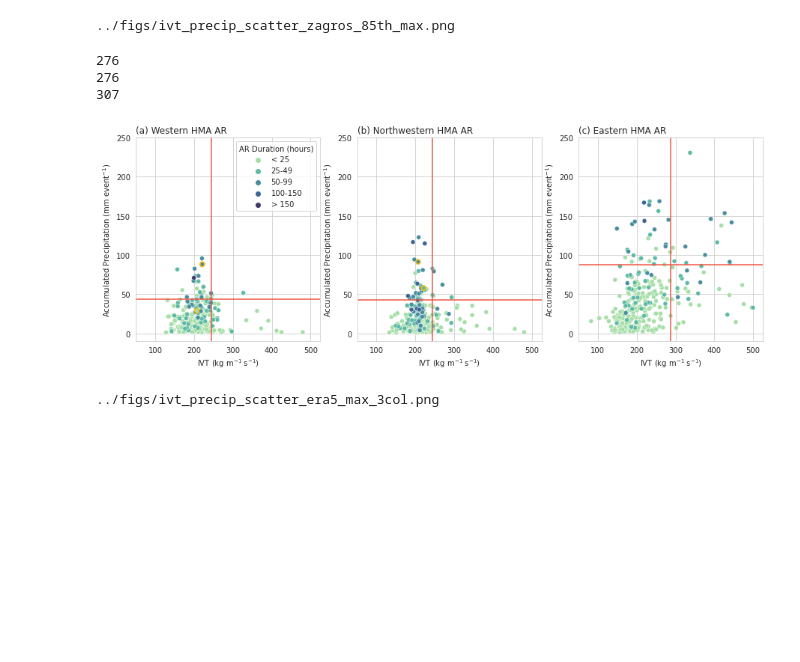
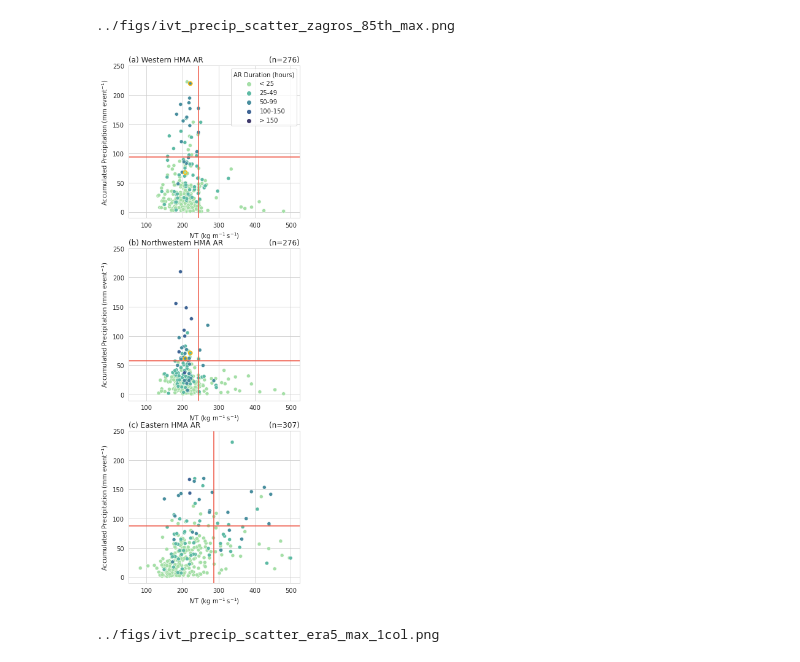
Before and after one commit to dlnash/HMA_AR_freezing_level, a Jupyter notebook: analysis/fig06_IVT_Precip_Scatter.ipynb, the cells around one changed output. Saved outputs shown, nothing was run; the diff lists cells and outputs as text; code cells hidden in the pictures; blank space fills up the shorter version.

```diff
--- a/analysis/fig06_IVT_Precip_Scatter.ipynb
+++ b/analysis/fig06_IVT_Precip_Scatter.ipynb
@@ -167,0 +174,18 @@ data3 = df.loc[idx]
+# %%
+for i, (region, ar_type) in enumerate(zip(region_lst, artype_lst)):
+
+    # select DJF cases
+    idx = ((df.month >= 12) | (df.month <= 2))
+    data1 = df.loc[idx]
+    idx = (data1.ar_cat == ar_type)
+    data1 = data1.loc[idx]
+
+    ## get 85th percentile of ivt and precip
+    ivt_thres = data1['ivt'].describe(percentiles=[.85]).loc['85%']
+    prec_thres = data1[region].describe(percentiles=[.85]).loc['85%']
+
+    # select only events above 85th percentile
+    idx = (data1[region] >= prec_thres) & (data1['ivt'] >= ivt_thres)
+    data_new = data1.loc[idx]
+
+    print(len(data_new))
@@ -220,15 +248,15 @@ print(plotFile)
 ../figs/ivt_precip_scatter_zagros_85th_max.png
 # %%
 ## update plot so that it is 3 columns (ar type) by 1 rows (location of precip)
-fname = path_to_figs + 'ivt_precip_scatter_era5_' + mode + '_3col'
+fname = path_to_figs + 'ivt_precip_scatter_era5_' + mode + '_1col'
 fmt = 'png'
-nrows = 1
-ncols = 3
+nrows = 3
+ncols = 1
 nplots=nrows*ncols
 
-fig = plt.figure(figsize=(15,5))
+fig = plt.figure(figsize=(5,15.5))
 
-region_lst = ['northwestern'] + ['western'] + ['eastern']
+region_lst = ['western'] + ['northwestern'] + ['eastern']
 artype_lst = [1, 2, 3]
 plt_lbl = ['(a) Western HMA AR', '(b) Northwestern HMA AR', '(c) Eastern HMA AR']
 
@@ -251,7 +279,7 @@ for i, (region, ar_type) in enumerate(zip(region_lst, artype_lst)):
     data1 = df.loc[idx]
     idx = (data1.ar_cat == ar_type)
     data1 = data1.loc[idx]
-    print(len(data1))
+    n = len(data1)
     # sort data
     test=data1.sort_values('duration')
     test['AR Duration (hours)'] = pd.cut(test["duration"], [0, 25, 50, 100, 150, 300], labels=["< 25", "25-49", "50-99", "100-150", "> 150"])
@@ -269,35 +297,33 @@ for i, (region, ar_type) in enumerate(zip(region_lst, artype_lst)):
     idx = (test.trackID == case_study[i][0]) | (test.trackID == case_study[i][1])
     # idx = (data1.trackID == 97756)
     data3 = test.loc[idx]
     kwargs = {'edgecolor': colors[1], 'linewidth': 1.5}
     gb = sns.scatterplot(data=data3, x="ivt", y=region, ax=ax, marker='o', hue='AR Duration (hours)',  palette=cpal, **kwargs, legend=False)
     # gb = sns.scatterplot(data=data3, x="ivt", y="prec", ax=ax, marker='o', color=colors[1], s=100, ms=100, mec=colors[1], mfc="None")
 
 #     # plot landslide cases
 #     idx = (data1.landslide == 1) & (np.abs(data1.landslide_lat - data1.hlat) < 10) & (np.abs(data1.landslide_lon - data1.hlon) < 10)
 #     data2 = data1.loc[idx]
 #     print(len(data2))
 #     ga = sns.scatterplot(data=data2, x="ivt", y="prec", ax=ax, marker='X', color=colors[0])
 
 
     ax.set_ylabel('Accumulated Precipitation (mm event$^{-1}$)')
     ax.set_xlabel('IVT (kg m$^{-1}$ s$^{-1}$)')
     ax.set_ylim(-10, 250)
     ax.set_xlim(50, 525)
     ax.set_title(plt_lbl[i], loc='left')
+    ax.set_title('(n={0})'.format(n), loc='right')
 
 # sns.move_legend(ax, "lower center", bbox_to_anchor=(.5, 1), ncol=5, title="Duration of AR", frameon=False) ## only works with seaborn version 0.11.2
 
 # Save the figure
 fig.savefig('%s.%s' % (fname, fmt), bbox_inches='tight', dpi=300)
 plt.show()
 fig.clf()
 
 plotFile = fname + '.png'
 print(plotFile)
 # %% [output]
+[figure, new version]
-276
-276
-307
+../figs/ivt_precip_scatter_era5_max_1col.png
-[figure, old version]
-../figs/ivt_precip_scatter_era5_max_3col.png
```
Also changed, not shown: parts of 6 cells of this notebook, 11 other files.
